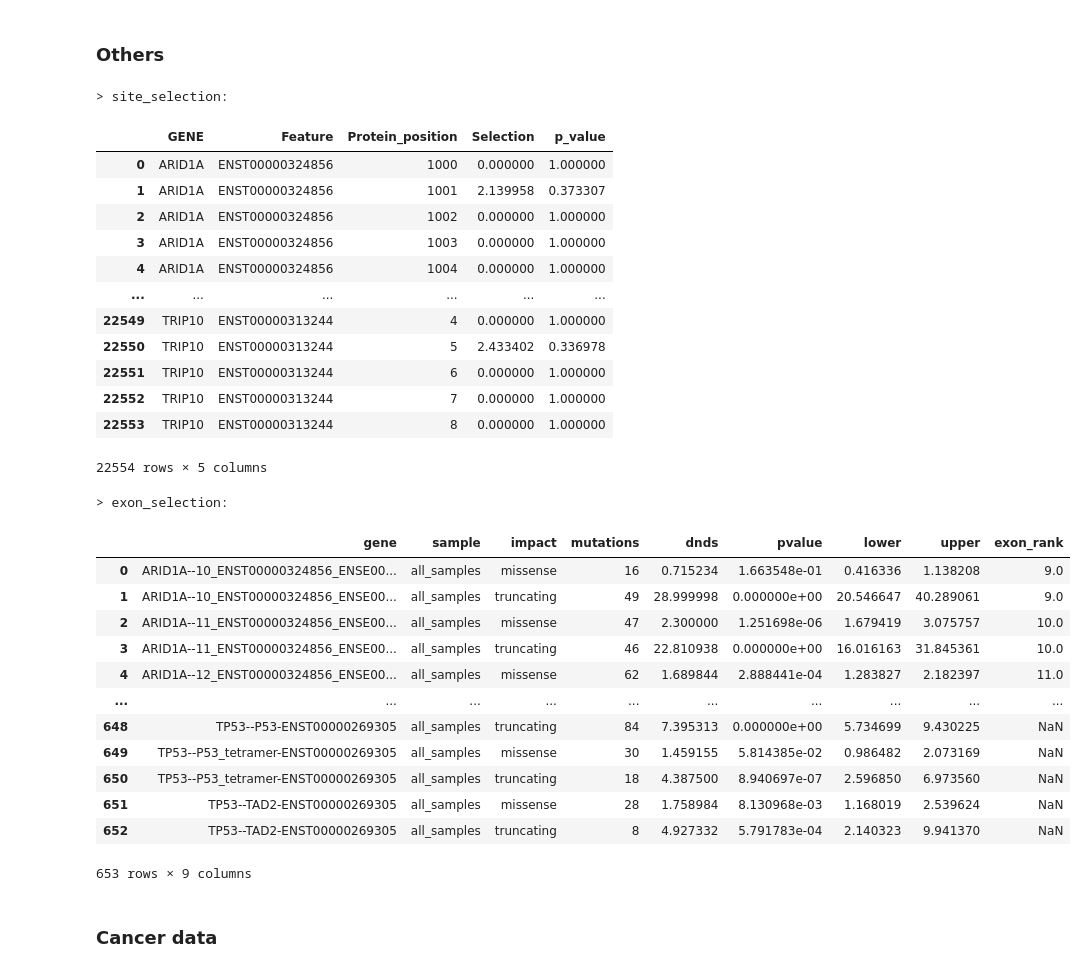
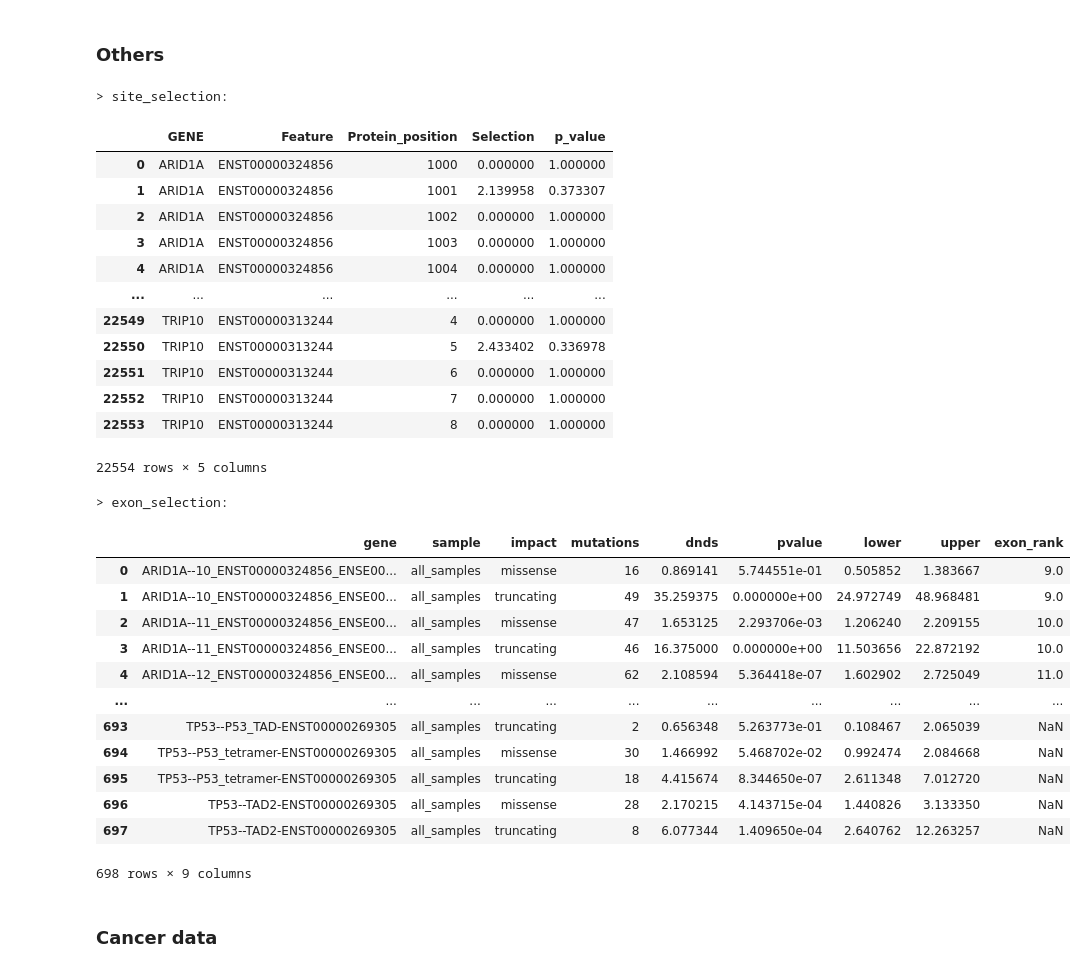
Before and after one commit to bbglab/normal_bladder_paper, a Jupyter notebook: extended/extended9/ExtendedFig_9d.ipynb, the cells around one changed output. Saved outputs shown, nothing was run; the diff lists cells and outputs as text; code cells hidden in the pictures.

```diff
--- a/extended/extended9/ExtendedFig_9d.ipynb
+++ b/extended/extended9/ExtendedFig_9d.ipynb
@@ -37,8 +36,6 @@ gene_order = ["KMT2D","EP300","ARID1A","CREBBP","NOTCH2","RB1","RBM10","TP53",
              # "PIK3CA","TERT", "KMT2C",
              ]
 run_name = "all_samples"
-# %%
-pfam_domains_file = "/data/bbg/nobackup/scratch/oncodrive3d/annotations_mane_240506/uniprot_feat.tsv"
 # %% [markdown]
 ### Mutations
 * __TODO: check for correct filtering__
@@ -165,7 +162,7 @@ print("> site_selection:")
 display(site_selection)
 
 # Exon selection
-exon_selection = os.path.join(deepcsa_run_dir, f"omega/output_mle.{run_name}.tsv")                    # exon selection + confidence (missense and truncating)
+exon_selection = os.path.join(deepcsa_run_dir, f"omegagloballoc/output_mle.{run_name}.global_loc.tsv")
 exon_selection = pd.read_table(exon_selection)
 exon_selection = exon_selection[exon_selection.gene.str.contains("--")]
 exon_selection = exon_selection[exon_selection.impact.isin(["missense", "truncating"])].reset_index(drop=True)
@@ -180,52 +177,51 @@ o3d_seq_df = pd.read_table(f"{o3d_datasets}/seq_for_mut_prob.tsv")
 
 o3d_alt_seq_df = pd.read_table(f"{o3d_alt_datasets}/seq_for_mut_prob.tsv")
 
-o3d_annot_df = pd.read_table(f"{o3d_annotations}/uniprot_feat.tsv")
 o3d_pdb_tool_df = pd.read_table(f"{o3d_annotations}/pdb_tool_df.tsv")
-disorder_df = pd.read_table(f"{o3d_datasets}/confidence.tsv")
+
 o3d_df = f"{deepcsa_run_dir}/oncodrive3d/run/{run_name}/{run_name}.3d_clustering_pos.csv"
 o3d_df = pd.read_csv(o3d_df)[["Gene", "Pos", "Score", "Score_obs_sim", "pval", "C", "C_ext"]]
 
 # Domain annotations
-domain = pd.read_table(f"{o3d_annotations}/uniprot_feat.tsv")
+domain = pd.read_table(pfam_domains_file)
 # domain = domain[domain.Ens_Transcr_ID.isin(maf.Ens_transcript_ID.unique())]
 domain = domain[(domain.Type == "DOMAIN") & (domain.Evidence == "Pfam")].reset_index(drop=True)
 
 # Domain selection
 domain_selection = pd.read_table(os.path.join(deepcsa_run_dir, f"omegagloballoc/output_mle.{run_name}.global_loc.tsv"))
 domain_selection = domain_selection[domain_selection.gene.str.contains("--")]
 domain_selection = domain_selection[domain_selection["impact"].isin(["missense", "truncating"])]
 domain_selection["selection_id"] = domain_selection.gene.str.split("--").apply(lambda x: x[1].split("-")[0])
 domain_selection = domain_selection[domain_selection.selection_id.isin(domain.Description.values)].reset_index(drop=True)
 # %% [output]
 > site_selection:
 |  | GENE | Feature | Protein_position | Selection | p_value |
 | 0 | ARID1A | ENST00000324856 | 1000 | 0.000000 | 1.000000 |
 | 1 | ARID1A | ENST00000324856 | 1001 | 2.139958 | 0.373307 |
 | 2 | ARID1A | ENST00000324856 | 1002 | 0.000000 | 1.000000 |
 | 3 | ARID1A | ENST00000324856 | 1003 | 0.000000 | 1.000000 |
 | 4 | ARID1A | ENST00000324856 | 1004 | 0.000000 | 1.000000 |
 | ... | ... | ... | ... | ... | ... |
 | 22549 | TRIP10 | ENST00000313244 | 4 | 0.000000 | 1.000000 |
 | 22550 | TRIP10 | ENST00000313244 | 5 | 2.433402 | 0.336978 |
 | 22551 | TRIP10 | ENST00000313244 | 6 | 0.000000 | 1.000000 |
 | 22552 | TRIP10 | ENST00000313244 | 7 | 0.000000 | 1.000000 |
 | 22553 | TRIP10 | ENST00000313244 | 8 | 0.000000 | 1.000000 |
 22554 rows × 5 columns
 > exon_selection:
 |  | gene | sample | impact | mutations | dnds | pvalue | lower | upper | exon_rank |
-| 0 | ARID1A--10_ENST00000324856_ENSE00... | all_samples | missense | 16 | 0.715234 | 1.663548e-01 | 0.416336 | 1.138208 | 9.0 |
-| 1 | ARID1A--10_ENST00000324856_ENSE00... | all_samples | truncating | 49 | 28.999998 | 0.000000e+00 | 20.546647 | 40.289061 | 9.0 |
-| 2 | ARID1A--11_ENST00000324856_ENSE00... | all_samples | missense | 47 | 2.300000 | 1.251698e-06 | 1.679419 | 3.075757 | 10.0 |
-| 3 | ARID1A--11_ENST00000324856_ENSE00... | all_samples | truncating | 46 | 22.810938 | 0.000000e+00 | 16.016163 | 31.845361 | 10.0 |
-| 4 | ARID1A--12_ENST00000324856_ENSE00... | all_samples | missense | 62 | 1.689844 | 2.888441e-04 | 1.283827 | 2.182397 | 11.0 |
+| 0 | ARID1A--10_ENST00000324856_ENSE00... | all_samples | missense | 16 | 0.869141 | 5.744551e-01 | 0.505852 | 1.383667 | 9.0 |
+| 1 | ARID1A--10_ENST00000324856_ENSE00... | all_samples | truncating | 49 | 35.259375 | 0.000000e+00 | 24.972749 | 48.968481 | 9.0 |
+| 2 | ARID1A--11_ENST00000324856_ENSE00... | all_samples | missense | 47 | 1.653125 | 2.293706e-03 | 1.206240 | 2.209155 | 10.0 |
+| 3 | ARID1A--11_ENST00000324856_ENSE00... | all_samples | truncating | 46 | 16.375000 | 0.000000e+00 | 11.503656 | 22.872192 | 10.0 |
+| 4 | ARID1A--12_ENST00000324856_ENSE00... | all_samples | missense | 62 | 2.108594 | 5.364418e-07 | 1.602902 | 2.725049 | 11.0 |
 | ... | ... | ... | ... | ... | ... | ... | ... | ... | ... |
-| 648 | TP53--P53-ENST00000269305 | all_samples | truncating | 84 | 7.395313 | 0.000000e+00 | 5.734699 | 9.430225 | NaN |
-| 649 | TP53--P53_tetramer-ENST00000269305 | all_samples | missense | 30 | 1.459155 | 5.814385e-02 | 0.986482 | 2.073169 | NaN |
-| 650 | TP53--P53_tetramer-ENST00000269305 | all_samples | truncating | 18 | 4.387500 | 8.940697e-07 | 2.596850 | 6.973560 | NaN |
-| 651 | TP53--TAD2-ENST00000269305 | all_samples | missense | 28 | 1.758984 | 8.130968e-03 | 1.168019 | 2.539624 | NaN |
-| 652 | TP53--TAD2-ENST00000269305 | all_samples | truncating | 8 | 4.927332 | 5.791783e-04 | 2.140323 | 9.941370 | NaN |
+| 693 | TP53--P53_TAD-ENST00000269305 | all_samples | truncating | 2 | 0.656348 | 5.263773e-01 | 0.108467 | 2.065039 | NaN |
+| 694 | TP53--P53_tetramer-ENST00000269305 | all_samples | missense | 30 | 1.466992 | 5.468702e-02 | 0.992474 | 2.084668 | NaN |
+| 695 | TP53--P53_tetramer-ENST00000269305 | all_samples | truncating | 18 | 4.415674 | 8.344650e-07 | 2.611348 | 7.012720 | NaN |
+| 696 | TP53--TAD2-ENST00000269305 | all_samples | missense | 28 | 2.170215 | 4.143715e-04 | 1.440826 | 3.133350 | NaN |
+| 697 | TP53--TAD2-ENST00000269305 | all_samples | truncating | 8 | 6.077344 | 1.409650e-04 | 2.640762 | 12.263257 | NaN |
-653 rows × 9 columns
+698 rows × 9 columns
 # %% [markdown]
 ### Cancer data
 # %%
```
Also changed, not shown: parts of 6 cells of this notebook, 21 other files.
